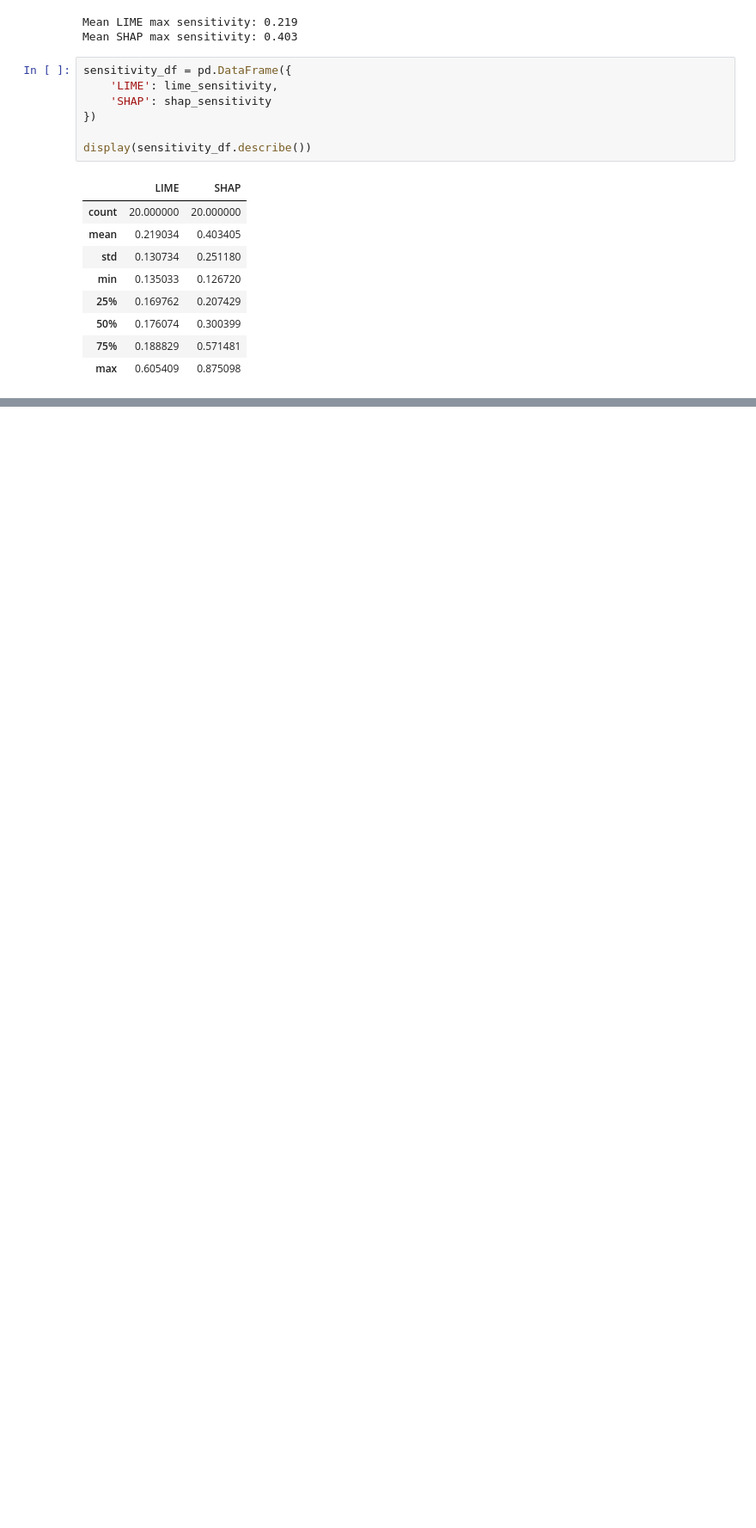
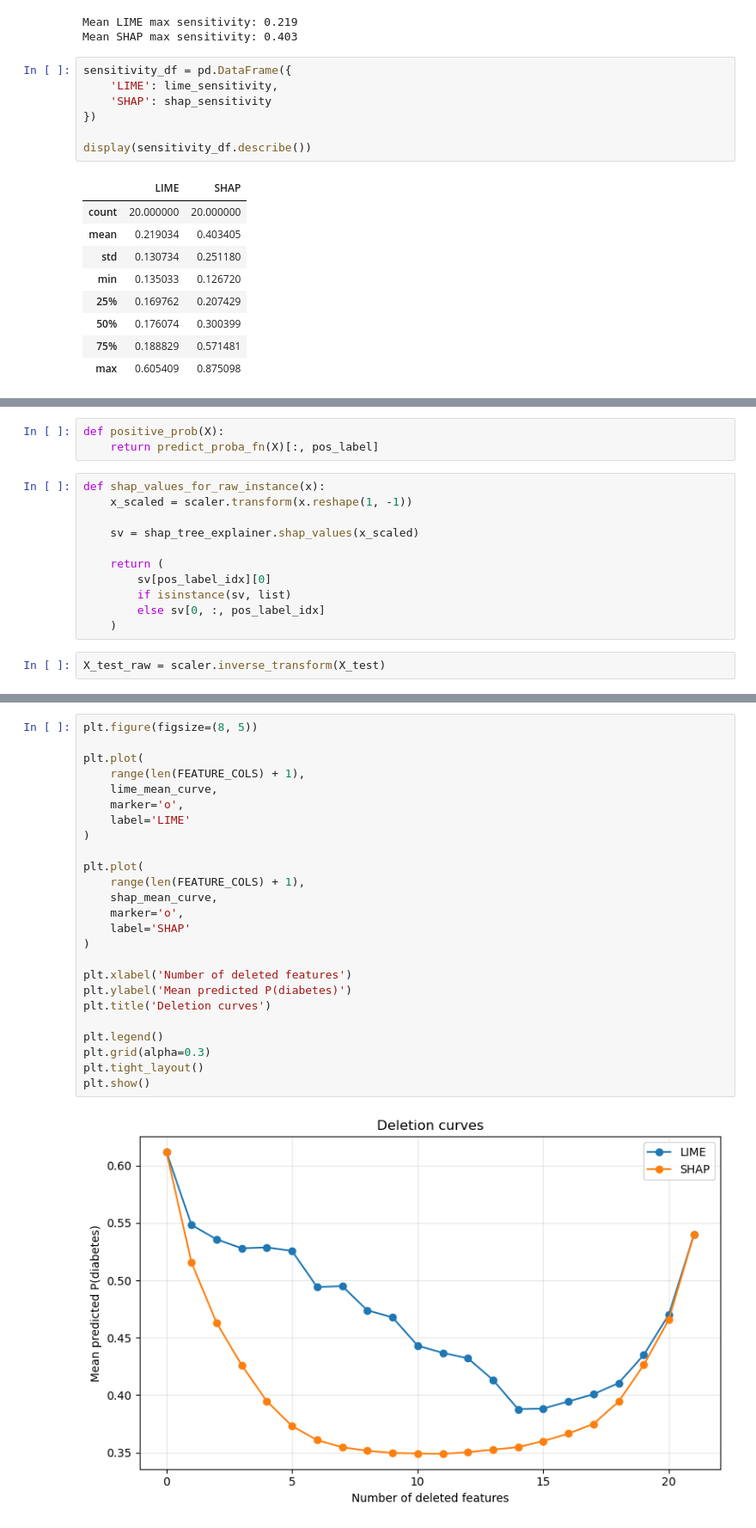
Before and after one commit to Stampe04/XAI_01, a Jupyter notebook: nn.ipynb, the cells around one changed output, grey strips where cells are left out. Shown at 86% size. Drawn from its saved outputs; the diff is of its cells as text; blank space fills up the shorter version.

```diff
--- a/nn.ipynb
+++ b/nn.ipynb
@@ -904,0 +936,16 @@ display(sensitivity_df.describe())
+# %%
+def positive_prob(X):
+    return predict_proba_fn(X)[:, pos_label]
+# %%
+def shap_values_for_raw_instance(x):
+    x_scaled = scaler.transform(x.reshape(1, -1))
+
+    sv = shap_tree_explainer.shap_values(x_scaled)
+
+    return (
+        sv[pos_label_idx][0]
+        if isinstance(sv, list)
+        else sv[0, :, pos_label_idx]
+    )
+# %%
+X_test_raw = scaler.inverse_transform(X_test)
@@ -904,0 +988,27 @@ display(sensitivity_df.describe())
+# %%
+plt.figure(figsize=(8, 5))
+
+plt.plot(
+    range(len(FEATURE_COLS) + 1),
+    lime_mean_curve,
+    marker='o',
+    label='LIME'
+)
+
+plt.plot(
+    range(len(FEATURE_COLS) + 1),
+    shap_mean_curve,
+    marker='o',
+    label='SHAP'
+)
+
+plt.xlabel('Number of deleted features')
+plt.ylabel('Mean predicted P(diabetes)')
+plt.title('Deletion curves')
+
+plt.legend()
+plt.grid(alpha=0.3)
+plt.tight_layout()
+plt.show()
+# %% [output]
+[figure, added]
```
Also changed, not shown: parts of 2 cells of this notebook.
